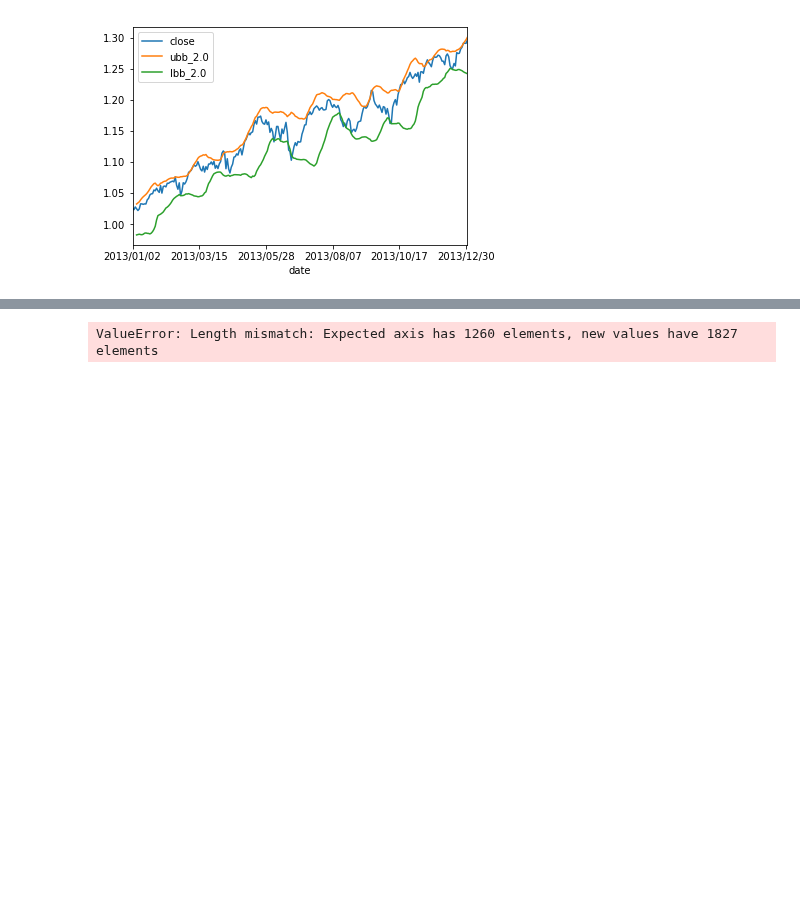
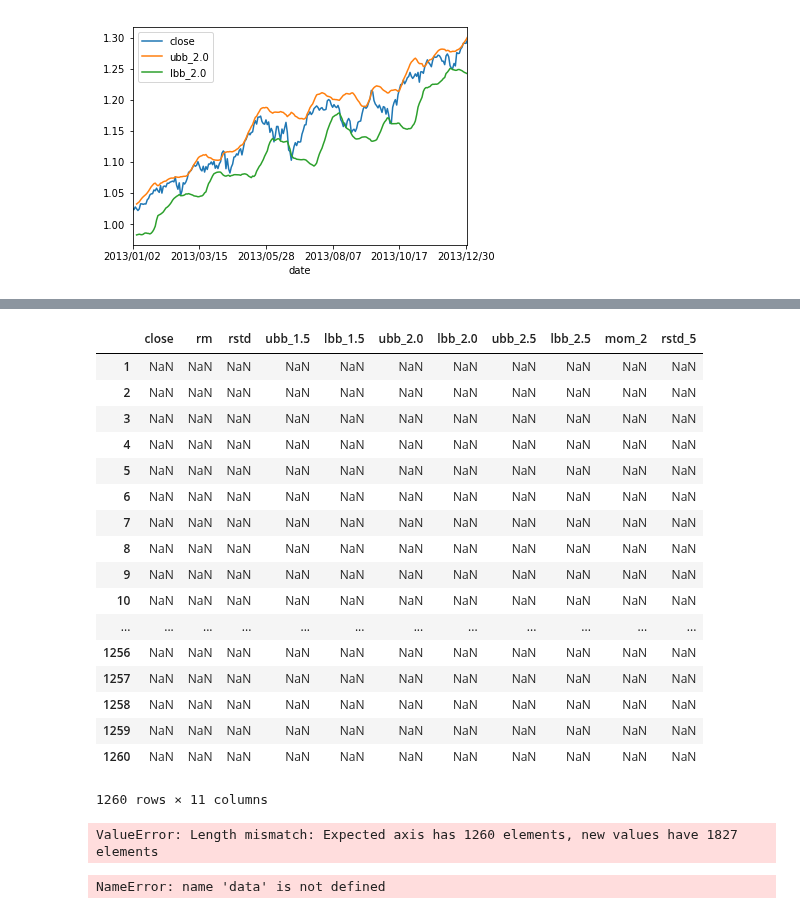
Before and after one commit to jlouie3/Conda_Notebooks, a Jupyter notebook: Projects/ReinforcmentLearning/Q-Learning.ipynb, the cells around one changed output, grey strips where cells are left out. Saved outputs shown, nothing was run; the diff lists cells and outputs as text; code cells hidden in the pictures; blank space fills up the shorter version.

```diff
--- a/Projects/ReinforcmentLearning/Q-Learning.ipynb
+++ b/Projects/ReinforcmentLearning/Q-Learning.ipynb
@@ -175,3 +179,24 @@ actions = ['buy', 'sell', 'hold']
+# %%
+data
+# %% [output]
+|  | close | rm | rstd | ubb_1.5 | lbb_1.5 | ubb_2.0 | lbb_2.0 | ubb_2.5 | lbb_2.5 | mom_2 | rstd_5 |
+| 1 | NaN | NaN | NaN | NaN | NaN | NaN | NaN | NaN | NaN | NaN | NaN |
+| 2 | NaN | NaN | NaN | NaN | NaN | NaN | NaN | NaN | NaN | NaN | NaN |
+| 3 | NaN | NaN | NaN | NaN | NaN | NaN | NaN | NaN | NaN | NaN | NaN |
+| 4 | NaN | NaN | NaN | NaN | NaN | NaN | NaN | NaN | NaN | NaN | NaN |
+| 5 | NaN | NaN | NaN | NaN | NaN | NaN | NaN | NaN | NaN | NaN | NaN |
+| 6 | NaN | NaN | NaN | NaN | NaN | NaN | NaN | NaN | NaN | NaN | NaN |
+| 7 | NaN | NaN | NaN | NaN | NaN | NaN | NaN | NaN | NaN | NaN | NaN |
+| 8 | NaN | NaN | NaN | NaN | NaN | NaN | NaN | NaN | NaN | NaN | NaN |
+| 9 | NaN | NaN | NaN | NaN | NaN | NaN | NaN | NaN | NaN | NaN | NaN |
+| 10 | NaN | NaN | NaN | NaN | NaN | NaN | NaN | NaN | NaN | NaN | NaN |
+| ... | ... | ... | ... | ... | ... | ... | ... | ... | ... | ... | ... |
+| 1256 | NaN | NaN | NaN | NaN | NaN | NaN | NaN | NaN | NaN | NaN | NaN |
+| 1257 | NaN | NaN | NaN | NaN | NaN | NaN | NaN | NaN | NaN | NaN | NaN |
+| 1258 | NaN | NaN | NaN | NaN | NaN | NaN | NaN | NaN | NaN | NaN | NaN |
+| 1259 | NaN | NaN | NaN | NaN | NaN | NaN | NaN | NaN | NaN | NaN | NaN |
+| 1260 | NaN | NaN | NaN | NaN | NaN | NaN | NaN | NaN | NaN | NaN | NaN |
+1260 rows × 11 columns
 # %%
 '''
 State: ubb, lbb, close, etc
@@ -245,3 +293,7 @@ class Q_Learner:
         pass
 # %% [output]
 ValueError: Length mismatch: Expected axis has 1260 elements, new values have 1827 elements
+# %%
+data.iloc[0]
+# %% [output]
+NameError: name 'data' is not defined
```
Also changed, not shown: parts of 7 cells of this notebook.
